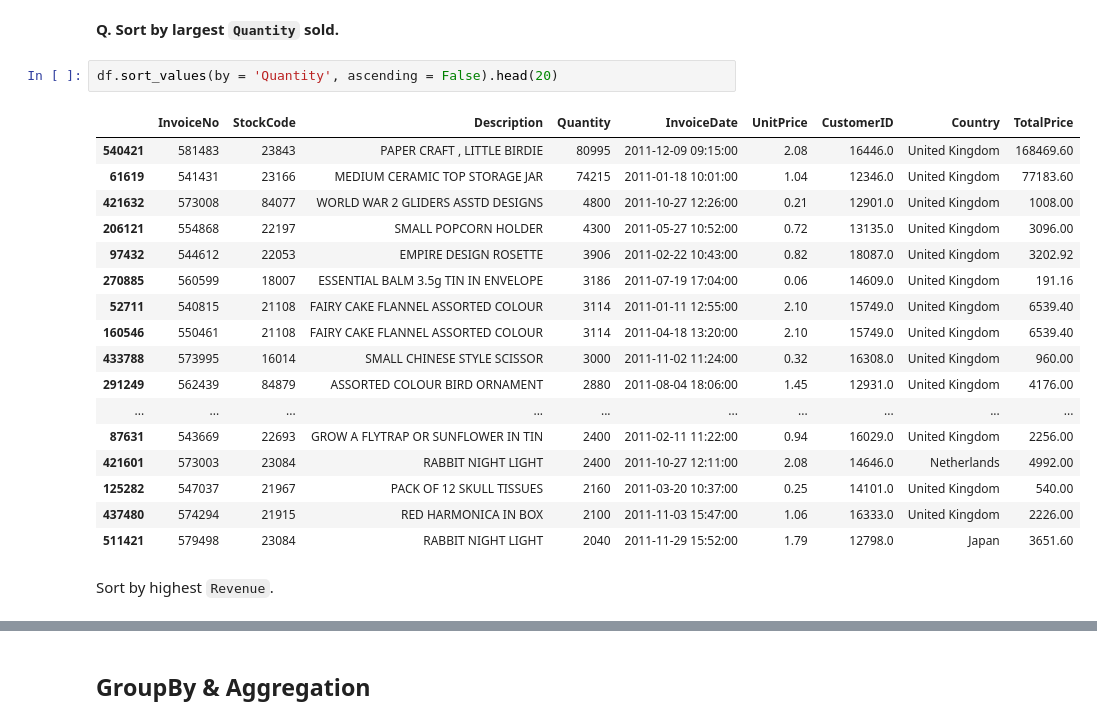
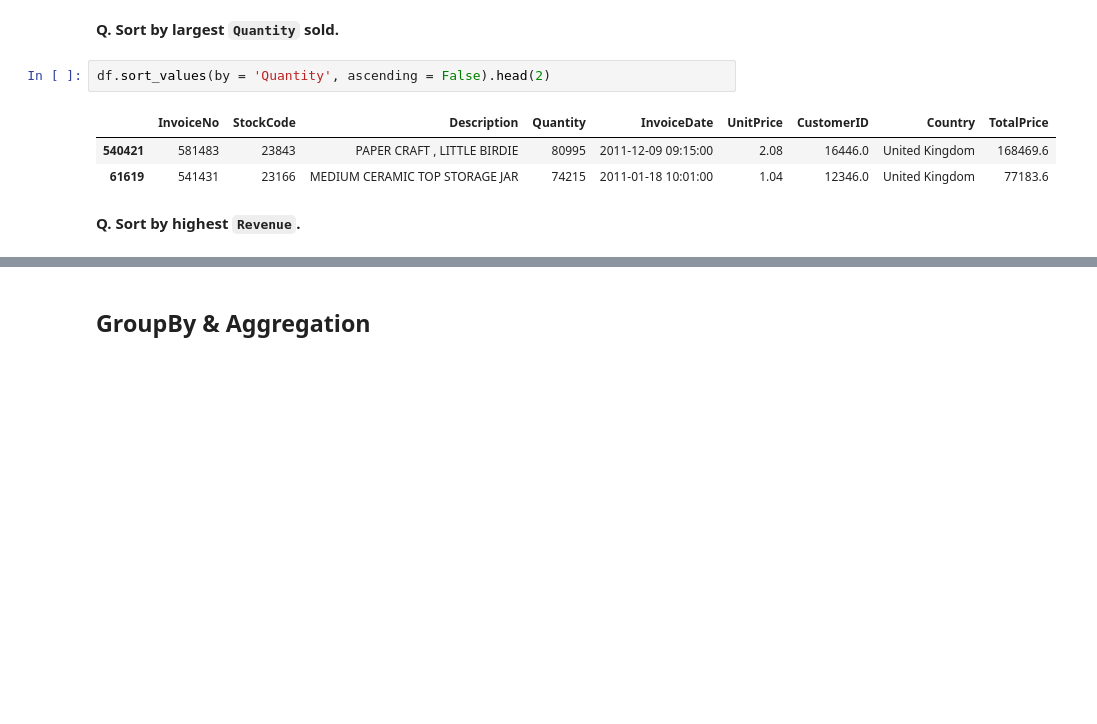
Before and after one commit to shsaniya04/Data-Analysis-with-Python, a Jupyter notebook: 12_Pandas_Practice_Project.ipynb, the cells around one changed output, grey strips where cells are left out. Cells and saved outputs as stored; diff of their text form; blank space fills up the shorter version.

```diff
--- a/12_Pandas_Practice_Project.ipynb
+++ b/12_Pandas_Practice_Project.ipynb
@@ -349,24 +351,10 @@ df.sort_values(by = 'UnitPrice', ascending = False).head(10)
 # %% [markdown]
 **Q. Sort by largest `Quantity` sold.**
 # %%
-df.sort_values(by = 'Quantity', ascending = False).head(20)
+df.sort_values(by = 'Quantity', ascending = False).head(2)
 # %% [output]
 |  | InvoiceNo | StockCode | Description | Quantity | InvoiceDate | UnitPrice | CustomerID | Country | TotalPrice |
-| 540421 | 581483 | 23843 | PAPER CRAFT , LITTLE BIRDIE | 80995 | 2011-12-09 09:15:00 | 2.08 | 16446.0 | United Kingdom | 168469.60 |
-| 61619 | 541431 | 23166 | MEDIUM CERAMIC TOP STORAGE JAR | 74215 | 2011-01-18 10:01:00 | 1.04 | 12346.0 | United Kingdom | 77183.60 |
-| 421632 | 573008 | 84077 | WORLD WAR 2 GLIDERS ASSTD DESIGNS | 4800 | 2011-10-27 12:26:00 | 0.21 | 12901.0 | United Kingdom | 1008.00 |
-| 206121 | 554868 | 22197 | SMALL POPCORN HOLDER | 4300 | 2011-05-27 10:52:00 | 0.72 | 13135.0 | United Kingdom | 3096.00 |
-| 97432 | 544612 | 22053 | EMPIRE DESIGN ROSETTE | 3906 | 2011-02-22 10:43:00 | 0.82 | 18087.0 | United Kingdom | 3202.92 |
-| 270885 | 560599 | 18007 | ESSENTIAL BALM 3.5g TIN IN ENVELOPE | 3186 | 2011-07-19 17:04:00 | 0.06 | 14609.0 | United Kingdom | 191.16 |
-| 52711 | 540815 | 21108 | FAIRY CAKE FLANNEL ASSORTED COLOUR | 3114 | 2011-01-11 12:55:00 | 2.10 | 15749.0 | United Kingdom | 6539.40 |
-| 160546 | 550461 | 21108 | FAIRY CAKE FLANNEL ASSORTED COLOUR | 3114 | 2011-04-18 13:20:00 | 2.10 | 15749.0 | United Kingdom | 6539.40 |
-| 433788 | 573995 | 16014 | SMALL CHINESE STYLE SCISSOR | 3000 | 2011-11-02 11:24:00 | 0.32 | 16308.0 | United Kingdom | 960.00 |
-| 291249 | 562439 | 84879 | ASSORTED COLOUR BIRD ORNAMENT | 2880 | 2011-08-04 18:06:00 | 1.45 | 12931.0 | United Kingdom | 4176.00 |
-| ... | ... | ... | ... | ... | ... | ... | ... | ... | ... |
-| 87631 | 543669 | 22693 | GROW A FLYTRAP OR SUNFLOWER IN TIN | 2400 | 2011-02-11 11:22:00 | 0.94 | 16029.0 | United Kingdom | 2256.00 |
-| 421601 | 573003 | 23084 | RABBIT NIGHT LIGHT | 2400 | 2011-10-27 12:11:00 | 2.08 | 14646.0 | Netherlands | 4992.00 |
-| 125282 | 547037 | 21967 | PACK OF 12 SKULL TISSUES | 2160 | 2011-03-20 10:37:00 | 0.25 | 14101.0 | United Kingdom | 540.00 |
-| 437480 | 574294 | 21915 | RED HARMONICA IN BOX | 2100 | 2011-11-03 15:47:00 | 1.06 | 16333.0 | United Kingdom | 2226.00 |
-| 511421 | 579498 | 23084 | RABBIT NIGHT LIGHT | 2040 | 2011-11-29 15:52:00 | 1.79 | 12798.0 | Japan | 3651.60 |
+| 540421 | 581483 | 23843 | PAPER CRAFT , LITTLE BIRDIE | 80995 | 2011-12-09 09:15:00 | 2.08 | 16446.0 | United Kingdom | 168469.6 |
+| 61619 | 541431 | 23166 | MEDIUM CERAMIC TOP STORAGE JAR | 74215 | 2011-01-18 10:01:00 | 1.04 | 12346.0 | United Kingdom | 77183.6 |
 # %% [markdown]
-Sort by highest `Revenue`.
+**Q. Sort by highest `Revenue`.**
```
Also changed, not shown: parts of 7 cells of this notebook, 2 other files.
